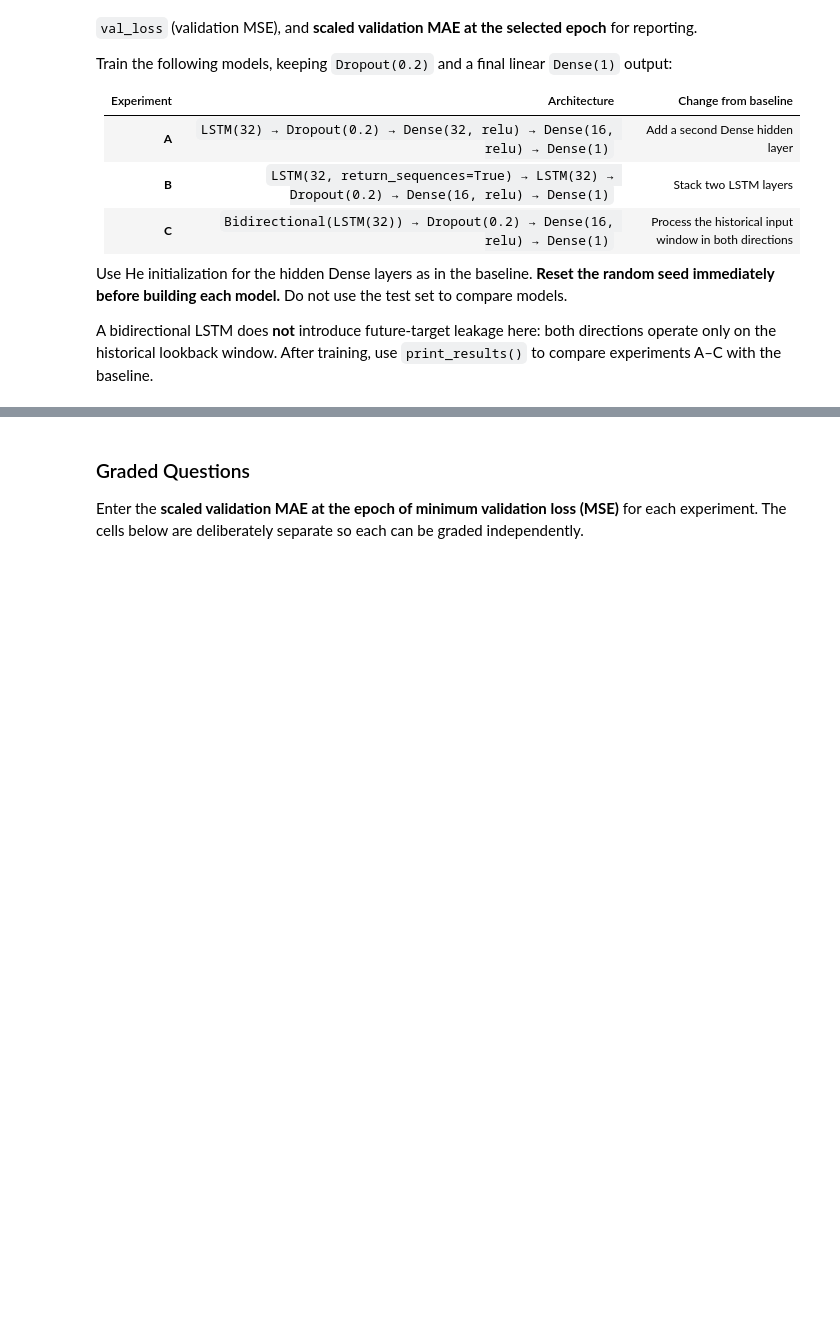
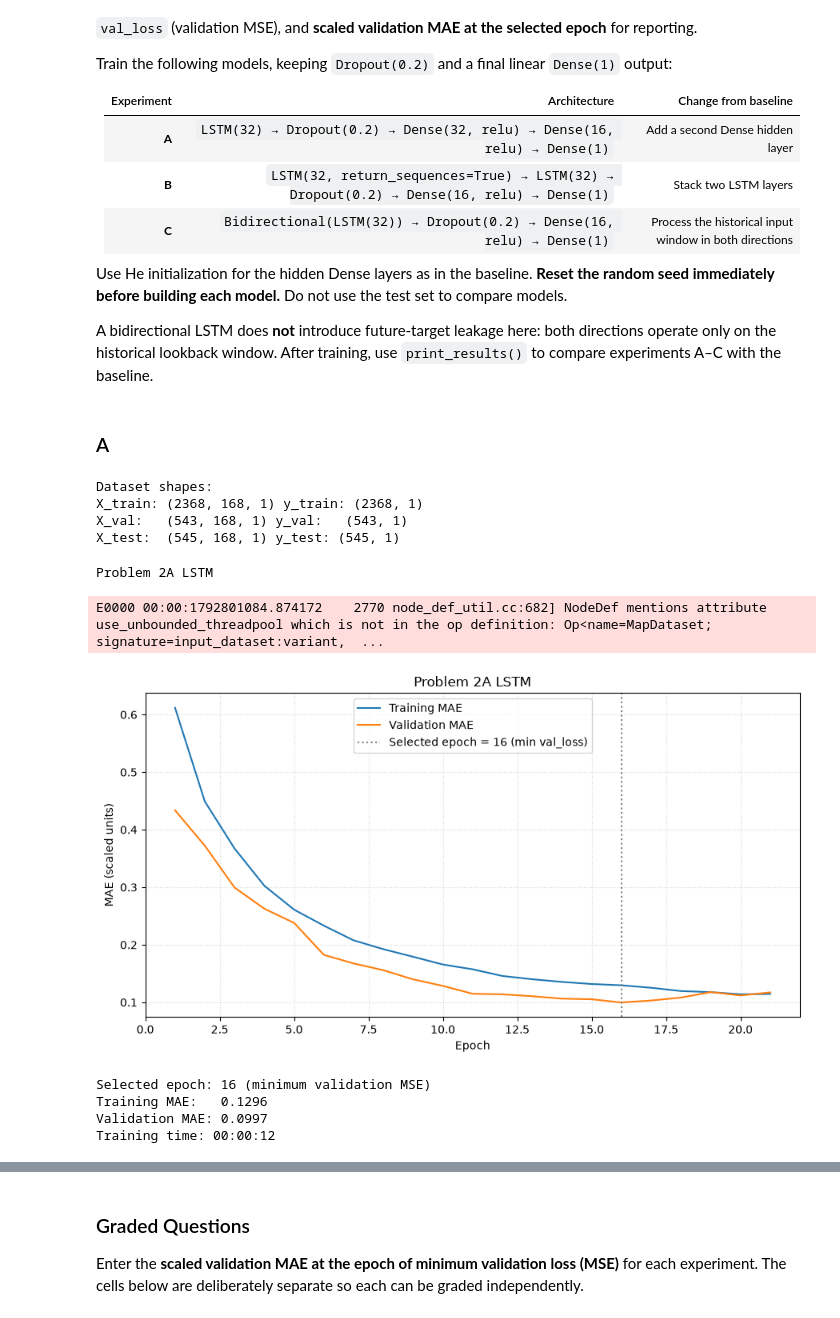
Before and after one commit to calebhadley1/Advanced_ML_and_AI_Coursework, a Jupyter notebook: Homework_08.ipynb, the cells around one changed output, grey strips where cells are left out. Cells and saved outputs as stored; diff of their text form; code cells hidden in the pictures; blank space fills up the shorter version.

Commit message:
Problem 2

```diff
--- a/Homework_08.ipynb
+++ b/Homework_08.ipynb
@@ -987,0 +990,52 @@ A bidirectional LSTM does **not** introduce future-target leakage here: both dir
+# %% [markdown]
+### A
+# %%
+def make_p2a_model(lookback, horizon):
+    """Construct the baseline LSTM architecture."""
+    return Sequential([
+        Input(shape=(lookback, 1)),
+        LSTM(32),
+        Dropout(0.2),
+        Dense(32, activation="relu",
+              kernel_initializer=keras.initializers.HeNormal(seed=random_seed)),
+        Dense(16, activation="relu",
+              kernel_initializer=keras.initializers.HeNormal(seed=random_seed)),
+        Dense(horizon)
+    ])
+# %%
+p2a_lookback = 168
+p2a_horizon = 1
+
+p2a_X_train, p2a_y_train, p2a_X_val, p2a_y_val, p2a_X_test, p2a_y_test = build_datasets(lookback=p2a_lookback, horizon=p2a_horizon)
+
+print("Dataset shapes:")
+print("X_train:", p2a_X_train.shape, "y_train:", p2a_y_train.shape)
+print("X_val:  ", p2a_X_val.shape, "y_val:  ", p2a_y_val.shape)
+print("X_test: ", p2a_X_test.shape, "y_test:", p2a_y_test.shape)
+# %% [output]
+Dataset shapes:
+X_train: (2368, 168, 1) y_train: (2368, 1)
+X_val:   (543, 168, 1) y_val:   (543, 1)
+X_test:  (545, 168, 1) y_test: (545, 1)
+# %%
+tf.keras.utils.set_random_seed(random_seed)
+p2a_model = make_p2a_model(lookback=p2a_lookback, horizon=p2a_horizon)
+# %%
+p2a_history, p2a_info = train_and_validate(
+    p2a_model,
+    X_train=p2a_X_train,
+    y_train=p2a_y_train,
+    X_val=p2a_X_val,
+    y_val=p2a_y_val,
+    title="Problem 2A LSTM",
+    verbose=0,
+    return_history=True
+)
+# %% [output]
+Problem 2A LSTM
+E0000 00:00:1792801084.874172    2770 node_def_util.cc:682] NodeDef mentions attribute use_unbounded_threadpool which is not in the op definition: Op<name=MapDataset; signature=input_dataset:variant,  ...
+[figure, added]
+Selected epoch: 16 (minimum validation MSE)
+Training MAE:   0.1296
+Validation MAE: 0.0997
+Training time: 00:00:12
```
Also changed, not shown: parts of 30 cells of this notebook.
